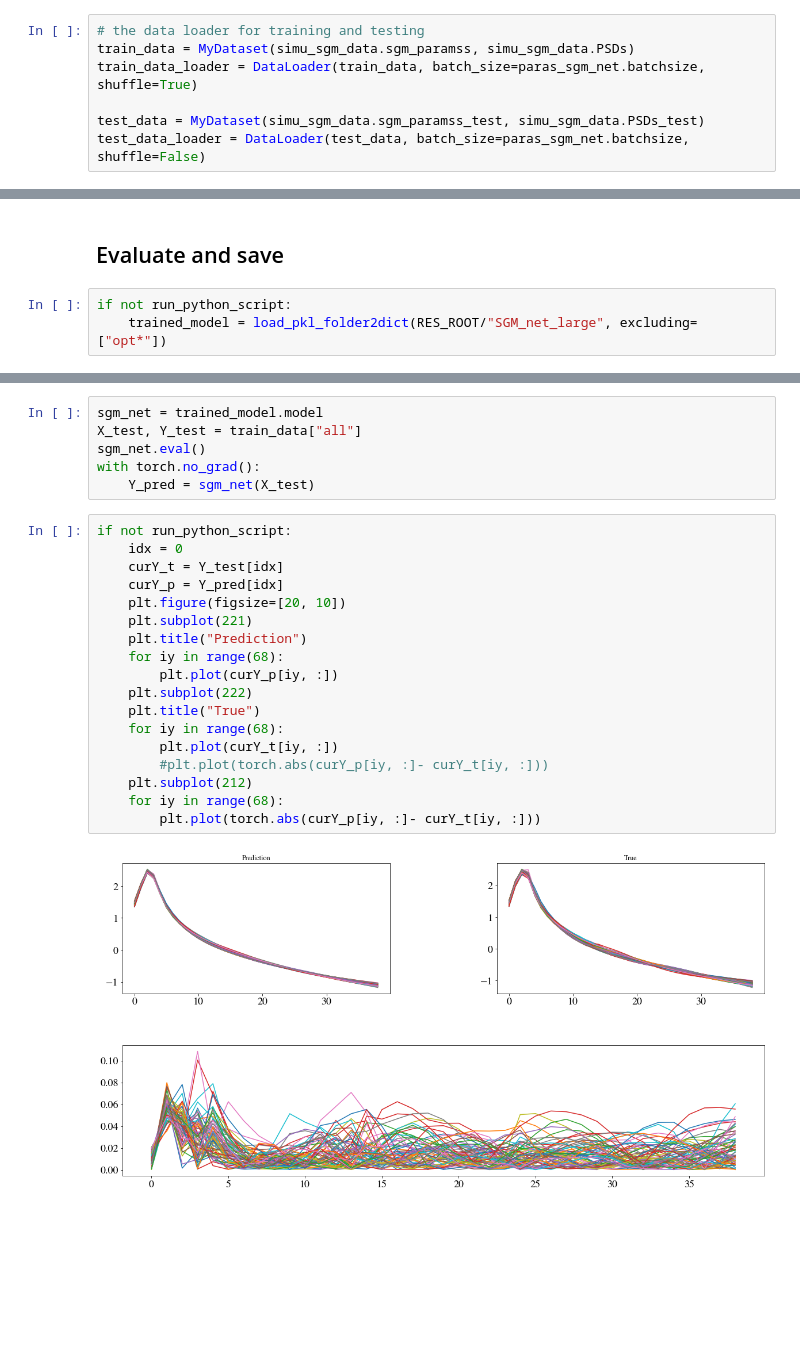
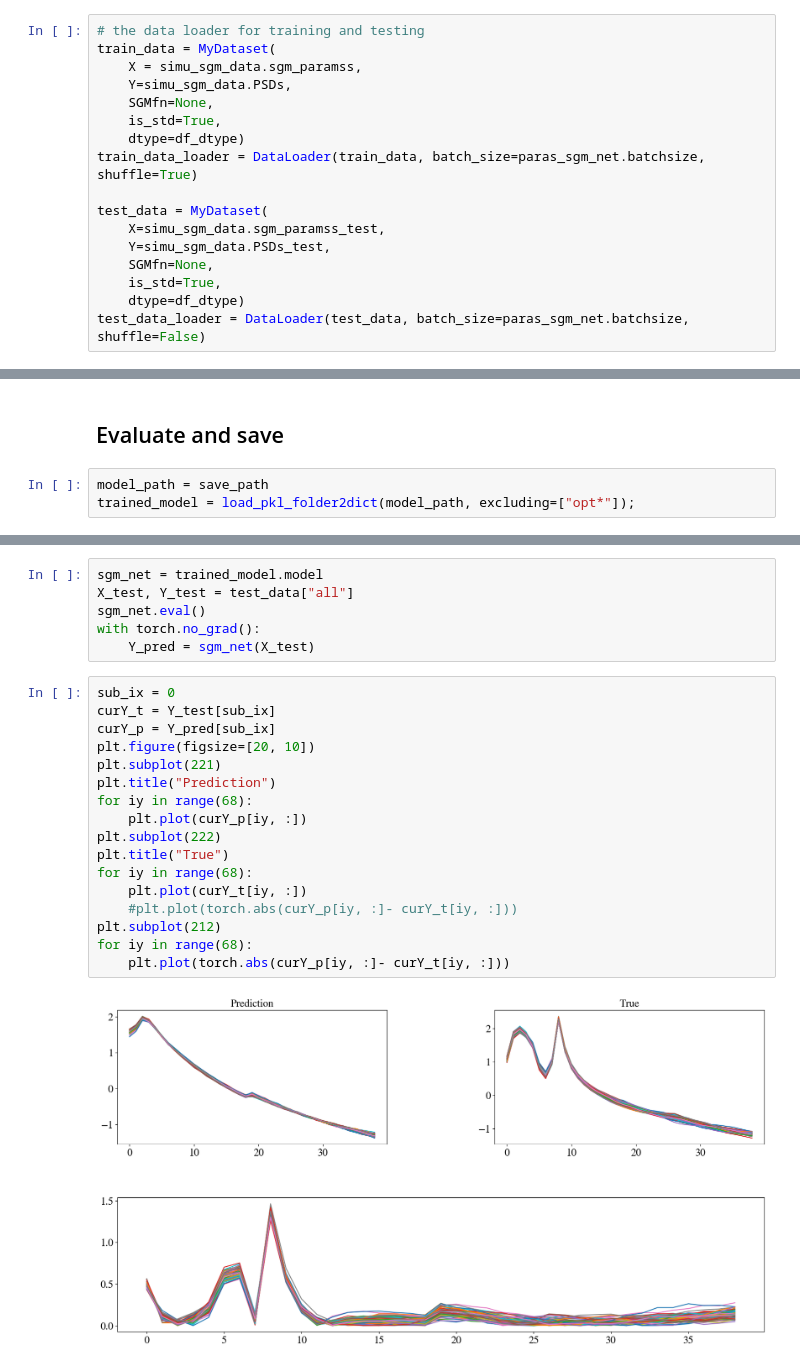
Before and after one commit to JINhuaqing/TV-SGM, a Jupyter notebook: notebooks/SGM_approx.ipynb, the cells around one changed output, grey strips where cells are left out. Cells and saved outputs as stored; diff of their text form; blank space fills up the shorter version.

```diff
--- a/notebooks/SGM_approx.ipynb
+++ b/notebooks/SGM_approx.ipynb
@@ -320,9 +209,19 @@ paras_sgm_net.lr_step = 200
 # %%
 # the data loader for training and testing
-train_data = MyDataset(simu_sgm_data.sgm_paramss, simu_sgm_data.PSDs)
+train_data = MyDataset(
+    X = simu_sgm_data.sgm_paramss,
+    Y=simu_sgm_data.PSDs,
+    SGMfn=None,
+    is_std=True,
+    dtype=df_dtype)
 train_data_loader = DataLoader(train_data, batch_size=paras_sgm_net.batchsize, shuffle=True)
 
-test_data = MyDataset(simu_sgm_data.sgm_paramss_test, simu_sgm_data.PSDs_test)
+test_data = MyDataset(
+    X=simu_sgm_data.sgm_paramss_test,
+    Y=simu_sgm_data.PSDs_test,
+    SGMfn=None,
+    is_std=True,
+    dtype=df_dtype)
 test_data_loader = DataLoader(test_data, batch_size=paras_sgm_net.batchsize, shuffle=False)
 # %% [output]
 <torch.utils.data.dataloader.DataLoader at 0x...>
@@ -400,6 +318,6 @@ Save to /data/rajlab1/user_data/jin/MyResearch/TV-SGM/notebooks/../mypkg/../resu
 # %% [markdown]
 ## Evaluate and save
 # %%
-if not run_python_script:
-    trained_model = load_pkl_folder2dict(RES_ROOT/"SGM_net_large", excluding=["opt*"])
+model_path = save_path
+trained_model = load_pkl_folder2dict(model_path, excluding=["opt*"]);
 # %% [output]
@@ -411,27 +329,26 @@ Load file /data/rajlab1/user_data/jin/MyResearch/TV-SGM/notebooks/../mypkg/../re
 # %%
 sgm_net = trained_model.model
-X_test, Y_test = train_data["all"]
+X_test, Y_test = test_data["all"]
 sgm_net.eval()
 with torch.no_grad():
     Y_pred = sgm_net(X_test)
 # %%
-if not run_python_script:
-    idx = 0
-    curY_t = Y_test[idx]
-    curY_p = Y_pred[idx]
-    plt.figure(figsize=[20, 10])
-    plt.subplot(221)
-    plt.title("Prediction")
-    for iy in range(68):
-        plt.plot(curY_p[iy, :])
-    plt.subplot(222)
-    plt.title("True")
-    for iy in range(68):
-        plt.plot(curY_t[iy, :])
-        #plt.plot(torch.abs(curY_p[iy, :]- curY_t[iy, :]))
-    plt.subplot(212)
-    for iy in range(68):
-        plt.plot(torch.abs(curY_p[iy, :]- curY_t[iy, :]))
+sub_ix = 0
+curY_t = Y_test[sub_ix]
+curY_p = Y_pred[sub_ix]
+plt.figure(figsize=[20, 10])
+plt.subplot(221)
+plt.title("Prediction")
+for iy in range(68):
+    plt.plot(curY_p[iy, :])
+plt.subplot(222)
+plt.title("True")
+for iy in range(68):
+    plt.plot(curY_t[iy, :])
+    #plt.plot(torch.abs(curY_p[iy, :]- curY_t[iy, :]))
+plt.subplot(212)
+for iy in range(68):
+    plt.plot(torch.abs(curY_p[iy, :]- curY_t[iy, :]))
 # %% [output]
-[figure, old version]
+[figure, new version]
 # %%
```
Also changed, not shown: parts of 34 cells of this notebook, 16 other files.
